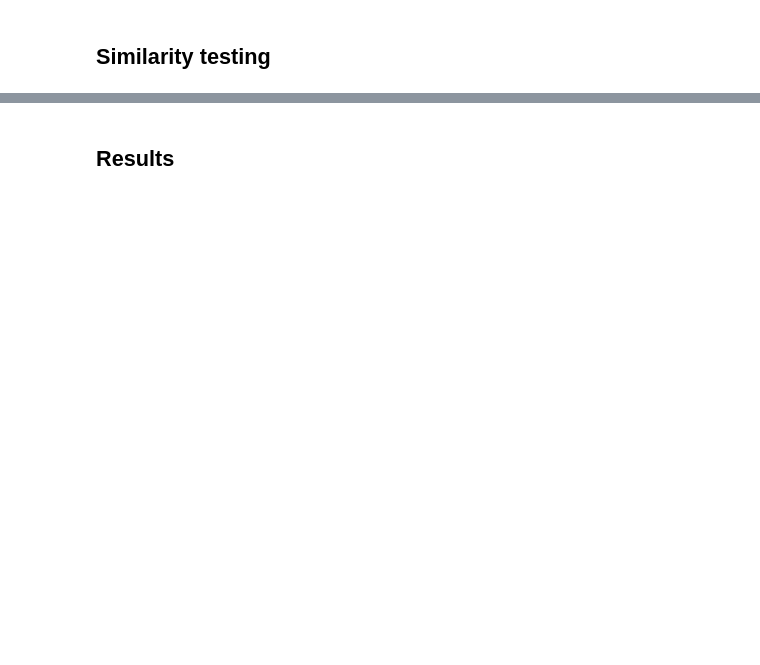
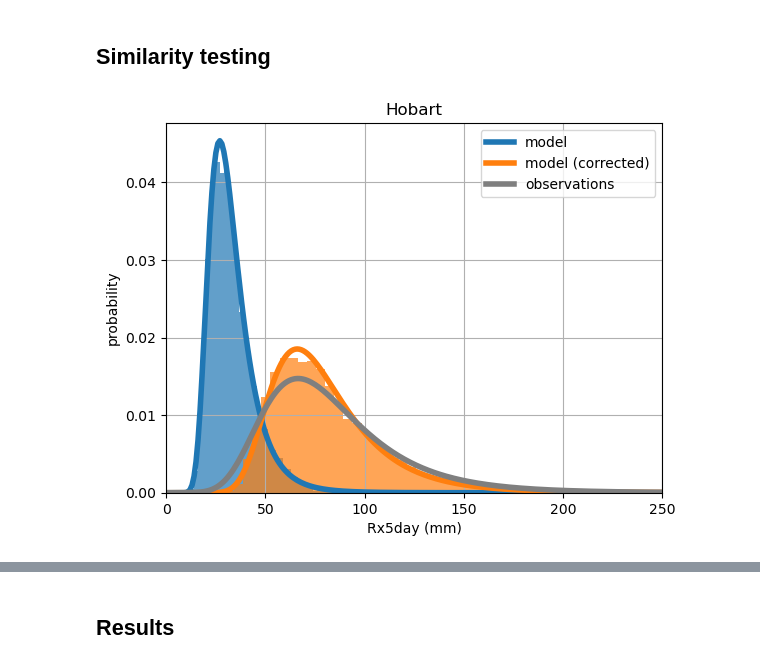
Before and after one commit to AusClimateService/unseen, a Jupyter notebook: docs/user_guide/worked_example-CanESM5.ipynb, the cells around one changed output, grey strips where cells are left out. Cells and saved outputs as stored; diff of their text form; code cells hidden in the pictures; blank space fills up the shorter version.

```diff
--- a/docs/user_guide/worked_example-CanESM5.ipynb
+++ b/docs/user_guide/worked_example-CanESM5.ipynb
@@ -327,26 +329,29 @@ model_da_bc = model_da_bc.compute()
 # %%
 model_da_indep.plot.hist(bins=50, density=True, alpha=0.7, facecolor='tab:blue')
 model_raw_shape, model_raw_loc, model_raw_scale = general_utils.fit_gev(model_da_indep.values, generate_estimates=True)
 model_raw_pdf = gev.pdf(xvals, model_raw_shape, model_raw_loc, model_raw_scale)
 plt.plot(xvals, model_raw_pdf, color='tab:blue', linewidth=4.0, label='model')
 
 model_da_bc.plot.hist(bins=50, density=True, alpha=0.7, facecolor='tab:orange')
 model_bc_shape, model_bc_loc, model_bc_scale = general_utils.fit_gev(model_da_bc.values, generate_estimates=True)
 model_bc_pdf = gev.pdf(xvals, model_bc_shape, model_bc_loc, model_bc_scale)
-plt.plot(xvals, model_bc_pdf, color='tab:orange', linewidth=4.0, label='model')
+plt.plot(xvals, model_bc_pdf, color='tab:orange', linewidth=4.0, label='model (corrected)')
 
 agcd_ds['pr'].plot.hist(ax=ax, bins=50, density=True, facecolor='tab:gray', alpha=0.7)
 plt.plot(xvals, agcd_pdf, color='tab:gray', linewidth=4.0, label='observations')
 
 plt.xlabel('Rx5day (mm)')
 plt.ylabel('probability')
 plt.title('Hobart')
-plt.xlim(0, 300)
+plt.xlim(0, 250)
 plt.legend()
-#plt.savefig(
-#    'precip_histogram_CanESM5.png',
-#    bbox_inches='tight',
-#    facecolor='white',
-#    dpi=200
-#)
+plt.grid()
+plt.savefig(
+    'precip_distribution_CanESM5.png',
+    bbox_inches='tight',
+    facecolor='white',
+    dpi=200
+)
 plt.show()
+# %% [output]
+[figure, added]
```
Also changed, not shown: parts of 22 cells of this notebook.
